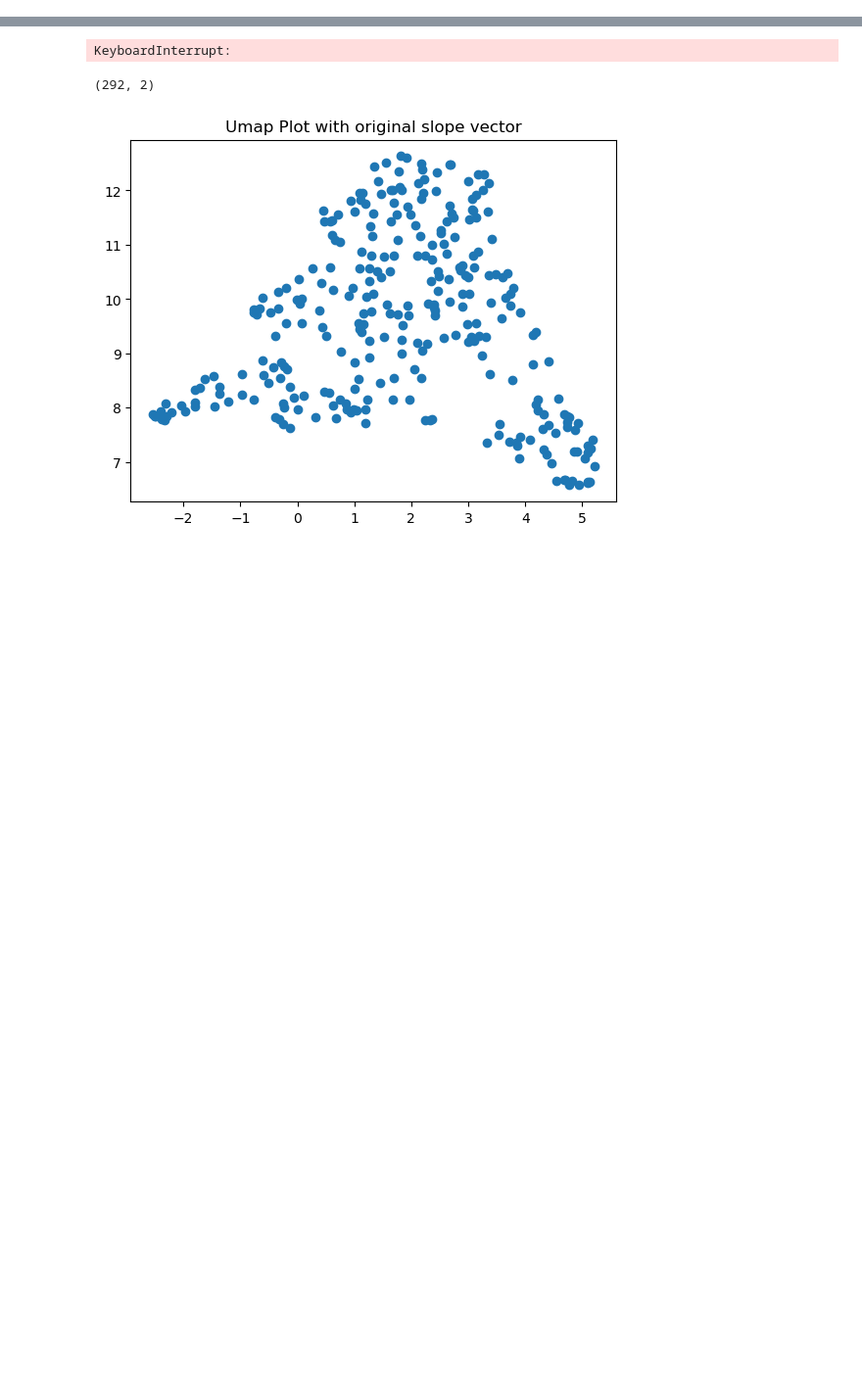
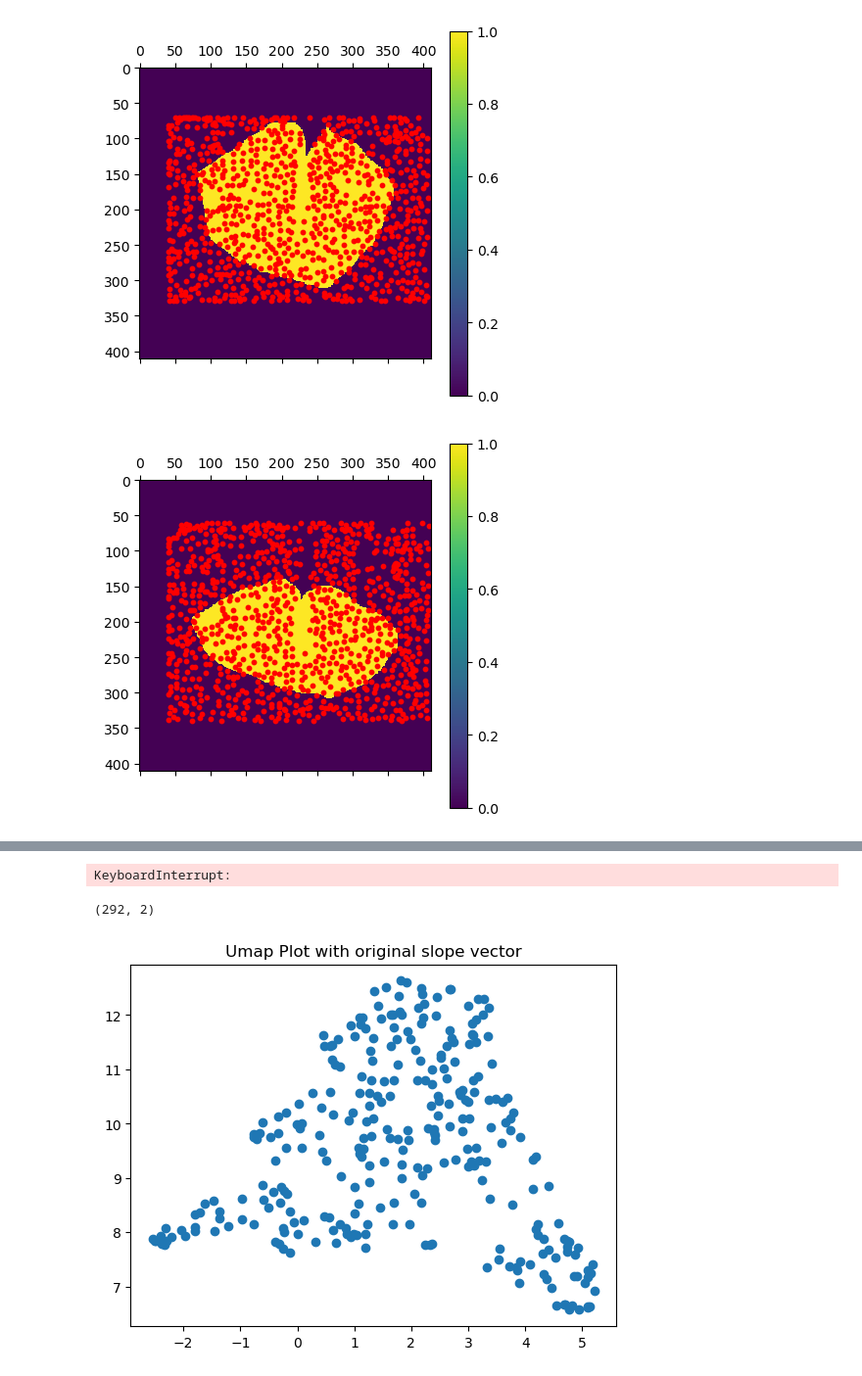
Before and after one commit to WaAaaAterfall/offline-method, a Jupyter notebook: plotting/coordinate.ipynb, the cells around one changed output, grey strips where cells are left out. Shown at 98% size. Drawn from its saved outputs; the diff is of its cells as text; code cells hidden in the pictures; blank space fills up the shorter version.

```diff
--- a/plotting/coordinate.ipynb
+++ b/plotting/coordinate.ipynb
@@ -46,0 +47,24 @@ plt.show()
+# %%
+for plane_index in range(4):
+    pt_neuron_array = np.load(f'data/p{plane_index}/p{plane_index}_all_neuron_array_preprocessed.npy')
+    pt_cal_act = np.load(f'data/p{plane_index}/p{plane_index}_all_neuron_stimwise_preprocessed.npy')
+    mask_path = f'data/p{plane_index}/Mask.tif'
+    mask = tifffile.imread(mask_path)
+
+    median_coord = np.zeros((np.shape(pt_neuron_array)[0], 2))
+    for neuron in range(np.shape(pt_neuron_array)[0]):#np.shape(pt_neuron_array)[0]
+        mean_x = 0
+        mean_y = 0
+        coordinate_record = np.where(pt_neuron_array[neuron] > 0)
+        loc_record = pt_neuron_array[neuron, coordinate_record[0], coordinate_record[1]]
+        assert(loc_record.all() == 1)
+        mean_y = np.median(coordinate_record[0])
+        mean_x = np.median(coordinate_record[1])
+        median_coord[neuron] = np.array([mean_x, mean_y])
+    plt.matshow(mask)
+    plt.scatter(median_coord[:,0], median_coord[:, 1], color = 'red', s = 10)
+    plt.colorbar()
+    plt.show()
+# %% [output]
+[figure, added]
+[figure, added]
```
Also changed, not shown: parts of 4 cells of this notebook, 2 other files.
